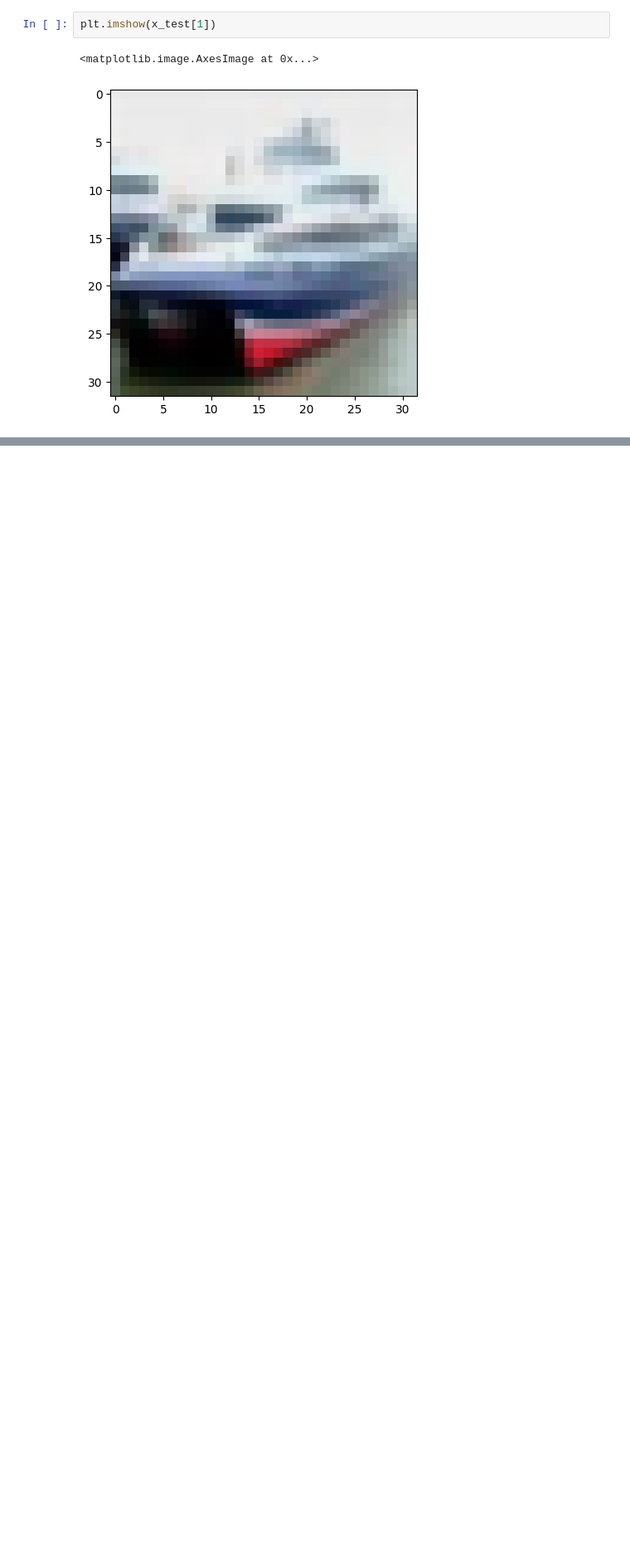
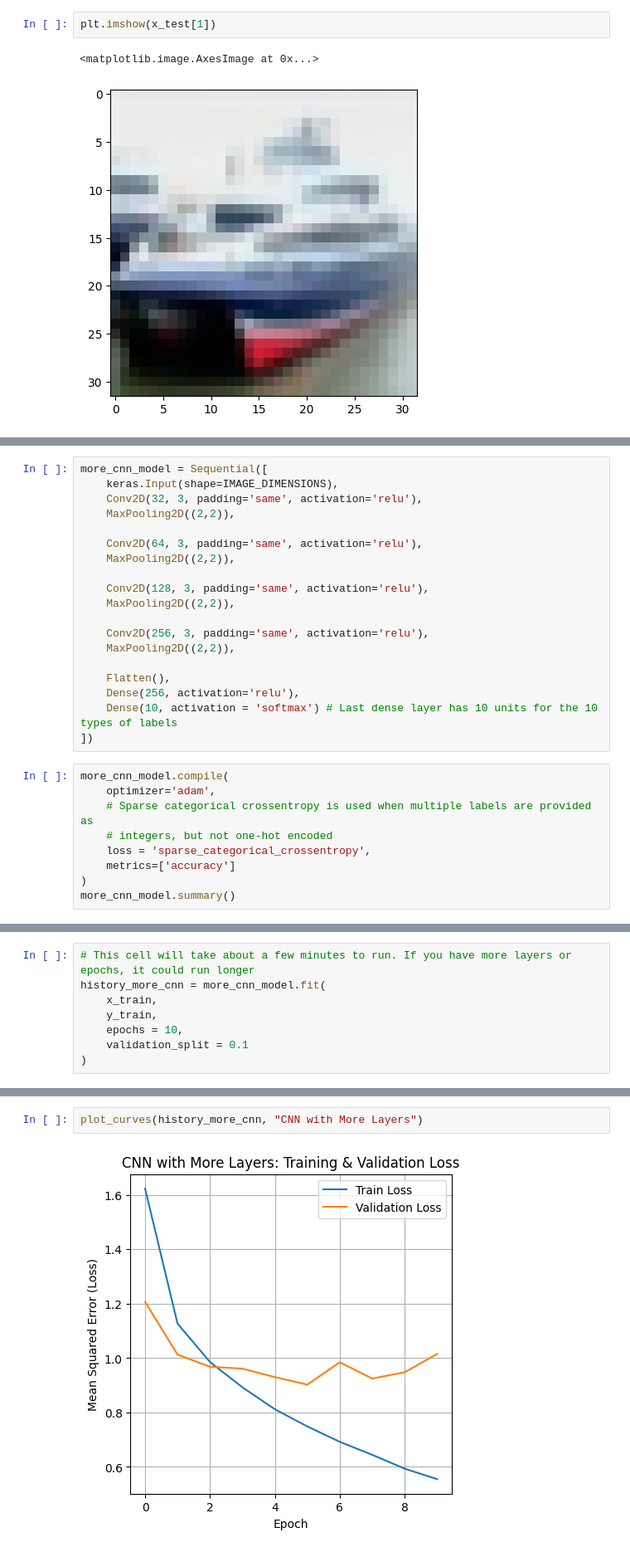
Before and after one commit to mjchav/COSC_4368_Group10, a Jupyter notebook: Group_10_Proj.ipynb, the cells around one changed output, grey strips where cells are left out. Shown at 83% size. Drawn from its saved outputs; the diff is of its cells as text; blank space fills up the shorter version.

```diff
--- a/Group_10_Proj.ipynb
+++ b/Group_10_Proj.ipynb
@@ -157,0 +156,28 @@ plot_curves(history_basic_cnn, "Basic CNN")
+# %%
+more_cnn_model = Sequential([
+    keras.Input(shape=IMAGE_DIMENSIONS),
+    Conv2D(32, 3, padding='same', activation='relu'),
+    MaxPooling2D((2,2)),
+
+    Conv2D(64, 3, padding='same', activation='relu'),
+    MaxPooling2D((2,2)),
+
+    Conv2D(128, 3, padding='same', activation='relu'),
+    MaxPooling2D((2,2)),
+
+    Conv2D(256, 3, padding='same', activation='relu'),
+    MaxPooling2D((2,2)),
+
+    Flatten(),
+    Dense(256, activation='relu'),
+    Dense(10, activation = 'softmax') # Last dense layer has 10 units for the 10 types of labels
+])
+# %%
+more_cnn_model.compile(
+    optimizer='adam',
+    # Sparse categorical crossentropy is used when multiple labels are provided as
+    # integers, but not one-hot encoded
+    loss = 'sparse_categorical_crossentropy',
+    metrics=['accuracy']
+)
+more_cnn_model.summary()
@@ -157,0 +206,8 @@ plot_curves(history_basic_cnn, "Basic CNN")
+# %%
+# This cell will take about a few minutes to run. If you have more layers or epochs, it could run longer
+history_more_cnn = more_cnn_model.fit(
+    x_train,
+    y_train,
+    epochs = 10,
+    validation_split = 0.1
+)
@@ -157,0 +262,4 @@ plot_curves(history_basic_cnn, "Basic CNN")
+# %%
+plot_curves(history_more_cnn, "CNN with More Layers")
+# %% [output]
+[figure, added]
```
Also changed, not shown: parts of 30 cells of this notebook.
